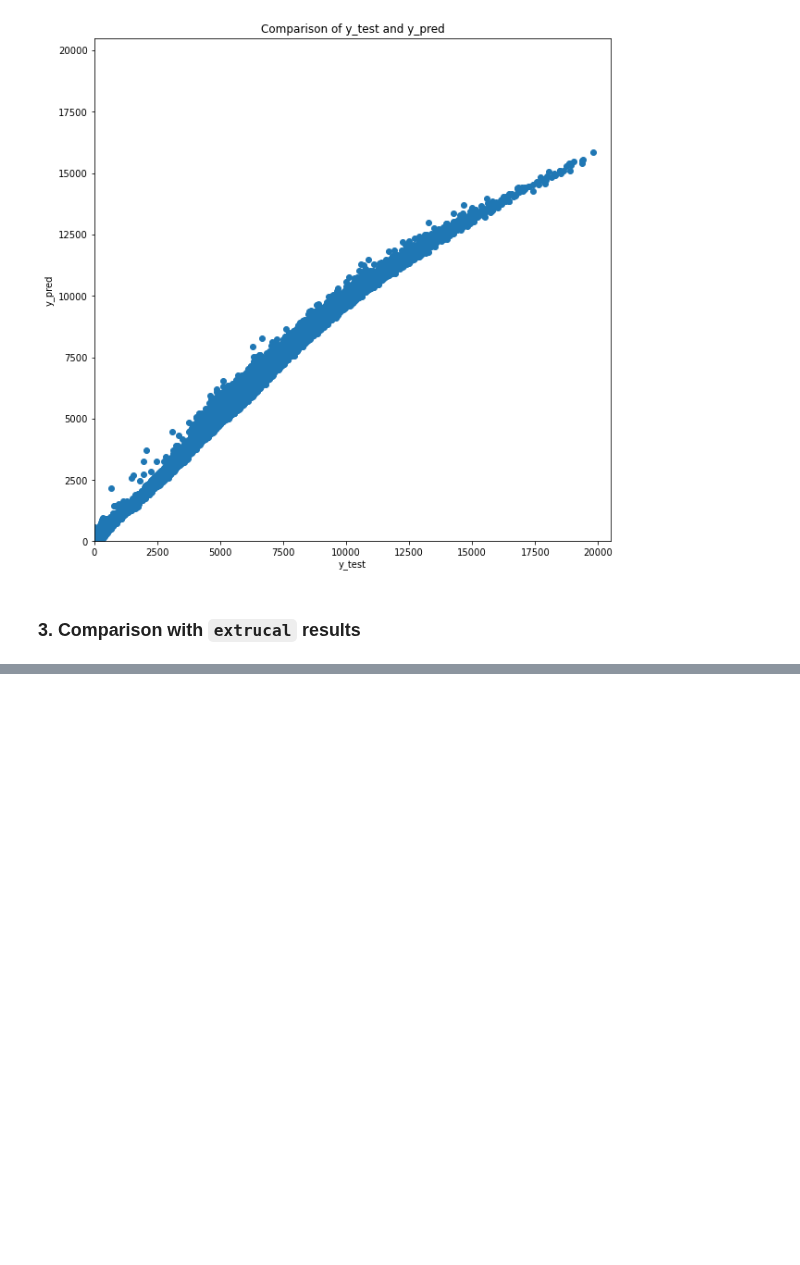
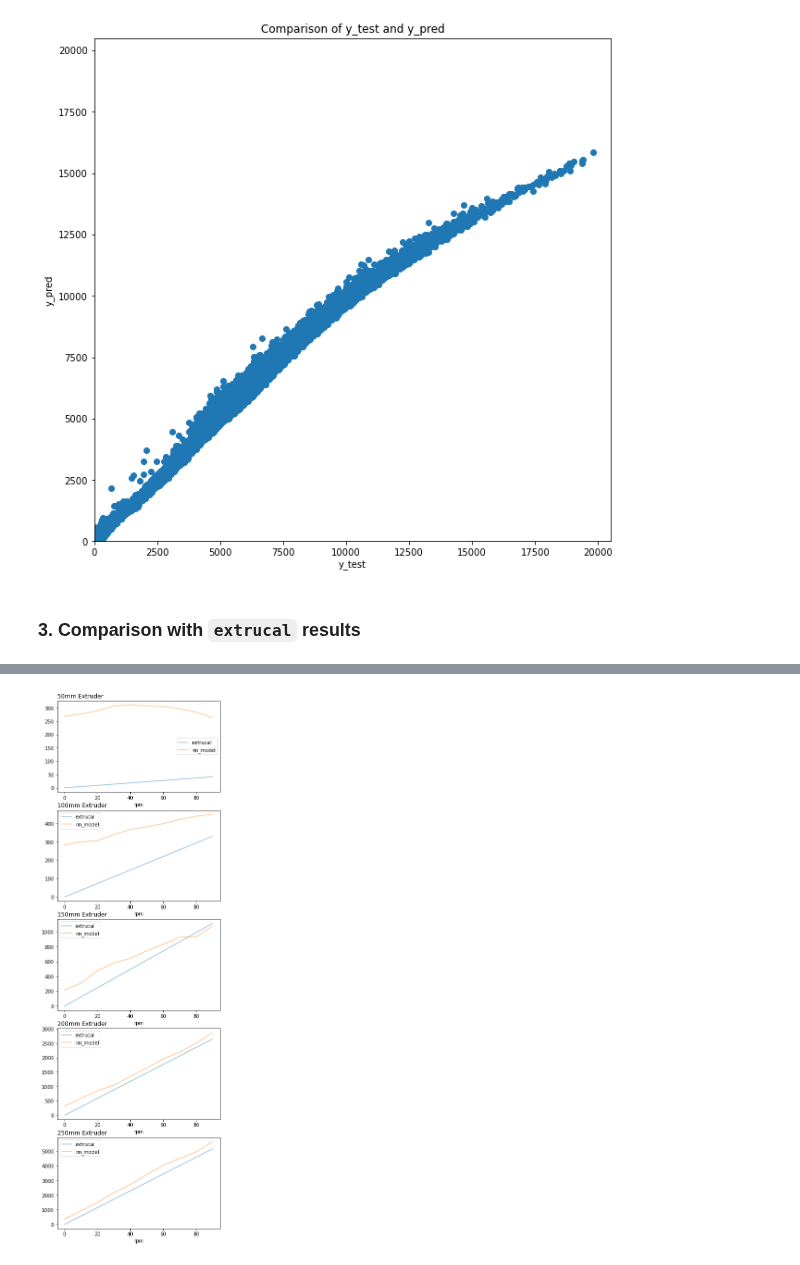
Before and after one commit to johnwslee/extrucal_machine-learning, a Jupyter notebook: ML_modeling/Part_3_neural_network_no_validset.ipynb, the cells around one changed output, grey strips where cells are left out. Saved outputs shown, nothing was run; the diff lists cells and outputs as text; code cells hidden in the pictures; blank space fills up the shorter version.

Commit message:
Adds results for each size

```diff
--- a/ML_modeling/Part_3_neural_network_no_validset.ipynb
+++ b/ML_modeling/Part_3_neural_network_no_validset.ipynb
@@ -397,0 +382,14 @@ plt.show();
+# %%
+evaluationloader, scaled_X_eval, scaled_y_eval, scaler = prepare_dataloader(
+    X_eval, y_eval, batch_size=1, shuffle=False
+)
+# %%
+scaled_eval_prediction = []
+
+for X, _ in evaluationloader:
+    y_eval_pred = model(X.reshape(X.shape[0], -1))
+    scaled_eval_prediction.append(y_eval_pred.item())
+# %%
+y_eval_pred = scaler.inverse_transform(np.array(scaled_eval_prediction).reshape(-1, 1)).squeeze()
+# %%
+df["nn_model"] = y_eval_pred
@@ -397,0 +416,26 @@ plt.show();
+# %%
+fig, axes = plt.subplots(nrows=5, ncols=1, figsize=(6, 20))
+
+fig = df.loc[0:9, ["rpm", "extrucal", "nn_model"]].plot.line(
+    x="rpm", ax=axes[0], alpha=0.5
+)
+fig.set_title("50mm Extruder", loc='left')
+fig = df.loc[10:19, ["rpm", "extrucal", "nn_model"]].plot.line(
+    x="rpm", ax=axes[1], alpha=0.5
+)
+fig.set_title("100mm Extruder", loc='left')
+fig = df.loc[20:29, ["rpm", "extrucal", "nn_model"]].plot.line(
+    x="rpm", ax=axes[2], alpha=0.5
+)
+fig.set_title("150mm Extruder", loc='left')
+fig = df.loc[30:39, ["rpm", "extrucal", "nn_model"]].plot.line(
+    x="rpm", ax=axes[3], alpha=0.5
+)
+fig.set_title("200mm Extruder", loc='left')
+fig = df.loc[40:, ["rpm", "extrucal", "nn_model"]].plot.line(
+    x="rpm", ax=axes[4], alpha=0.5
+)
+fig.set_title("250mm Extruder", loc='left')
+plt.show();
+# %% [output]
+[figure, added]
```
Also changed, not shown: parts of 10 cells of this notebook, 1 other file.
